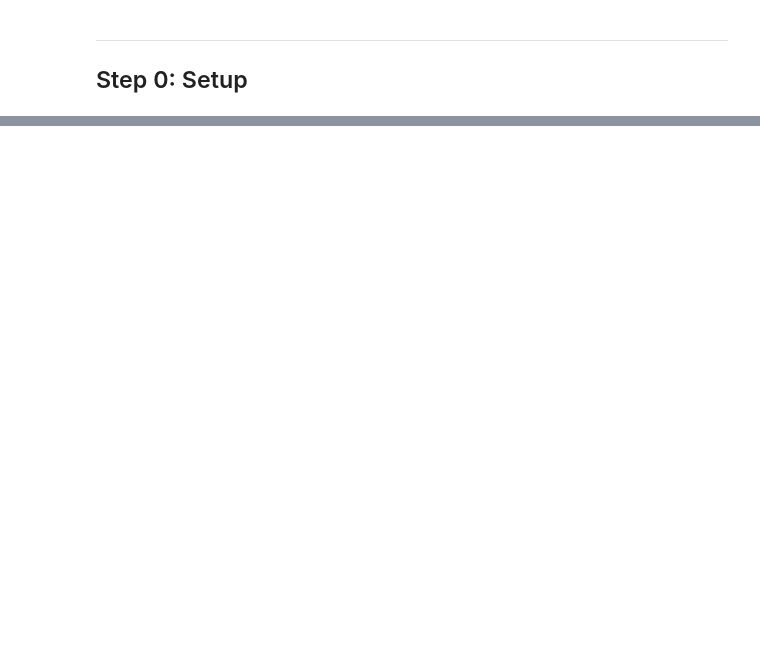
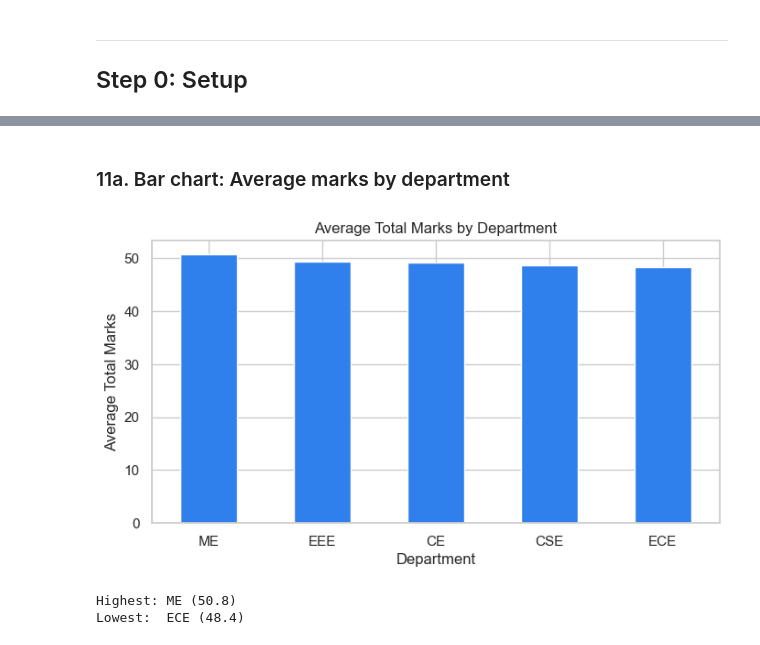
Before and after one commit to nagcloudlab/applied_ds_ml, a Jupyter notebook: notebooks/day_01_data_science_lifecycle_demo.ipynb, the cells around one changed output, grey strips where cells are left out. Cells and saved outputs as stored; diff of their text form; code cells hidden in the pictures; blank space fills up the shorter version.

```diff
--- a/notebooks/day_01_data_science_lifecycle_demo.ipynb
+++ b/notebooks/day_01_data_science_lifecycle_demo.ipynb
@@ -503,0 +673,12 @@ print(report)
+# %%
+# Numeric: fill with median
+for col in ["attendance_pct", "study_hours_per_week", "assignment_score"]:
+    med = df[col].median()
+    df[col] = df[col].fillna(med)
+    print(f"  {col}: filled with median = {med}")
+
+# Categorical: fill with 'Unknown'
+df["extracurricular"] = df["extracurricular"].fillna("Unknown")
+print("  extracurricular: filled with 'Unknown'")
+
+print(f"\nMissing values AFTER: {df.isna().sum().sum()}")
@@ -503,0 +1290,19 @@ print(report)
+# %% [markdown]
+### 11a. Bar chart: Average marks by department
+# %%
+dept_means = df.groupby("department")["total_marks"].mean().sort_values(ascending=False)
+
+plt.figure(figsize=(8, 4))
+dept_means.plot(kind="bar", color="#2F80ED")
+plt.title("Average Total Marks by Department")
+plt.xlabel("Department")
+plt.ylabel("Average Total Marks")
+plt.xticks(rotation=0)
+plt.show()
+
+print(f"Highest: {dept_means.idxmax()} ({dept_means.max():.1f})")
+print(f"Lowest:  {dept_means.idxmin()} ({dept_means.min():.1f})")
+# %% [output]
+[figure, added]
+Highest: ME (50.8)
+Lowest:  ECE (48.4)
```
Also changed, not shown: parts of 194 cells of this notebook, 38 other files.
